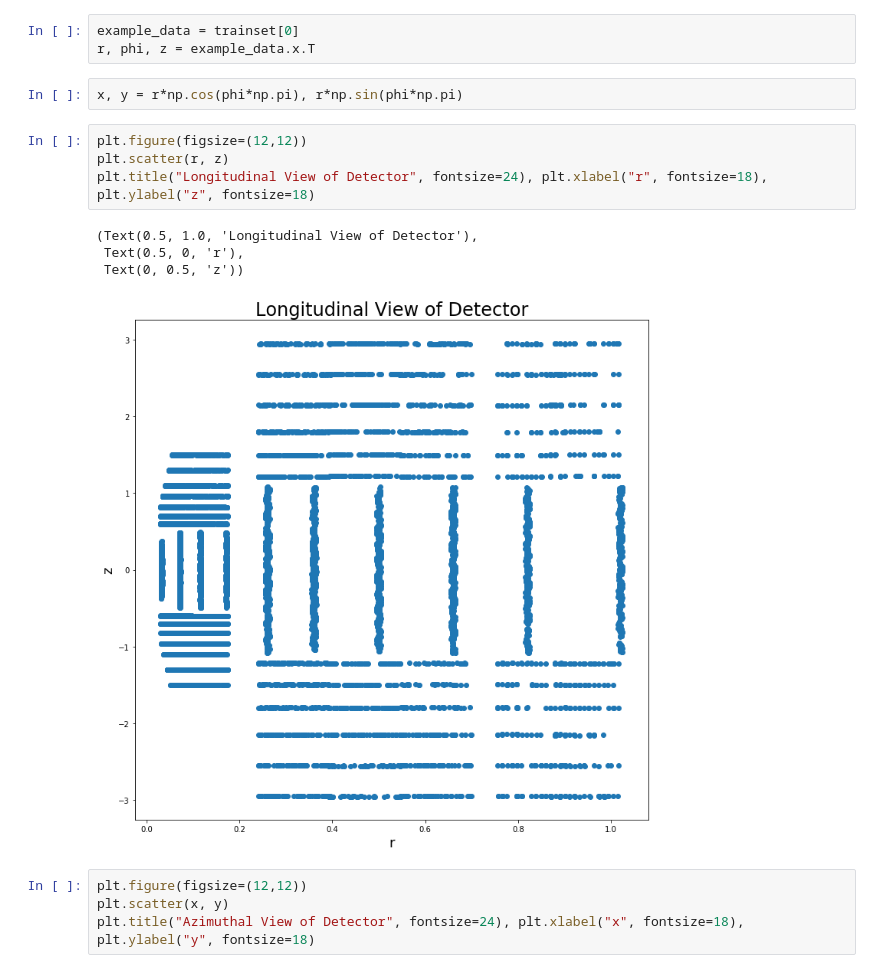
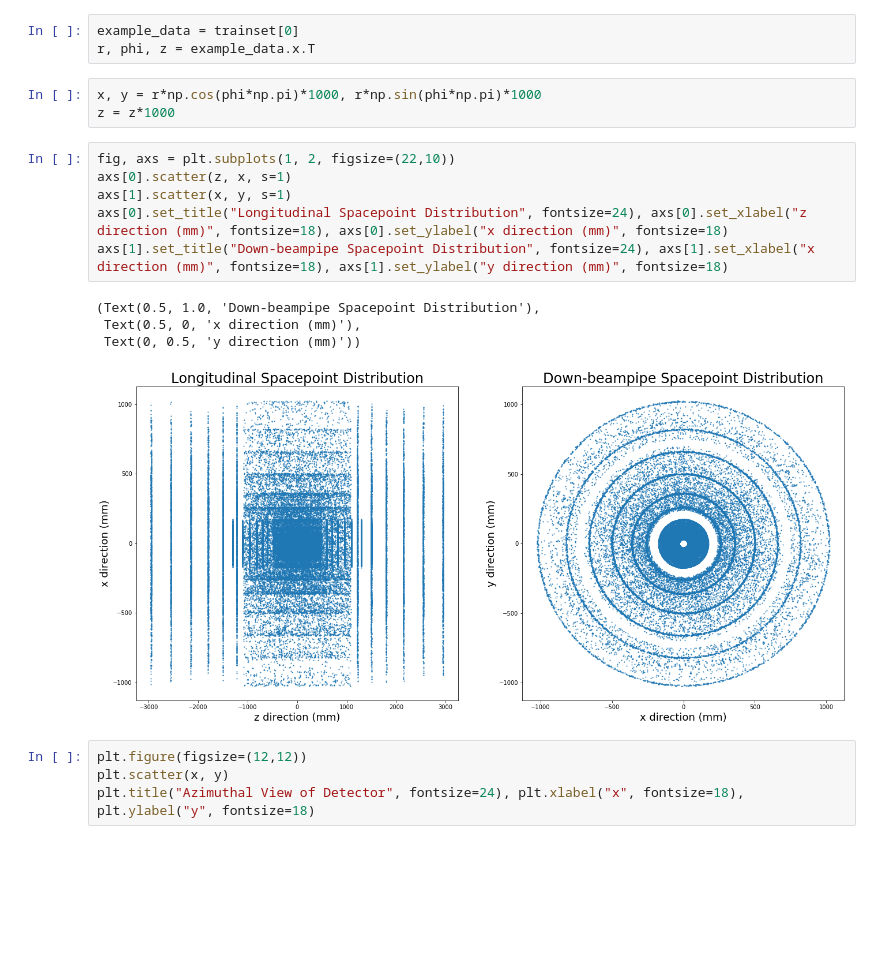
Before and after one commit to HSF-reco-and-software-triggers/Tracking-ML-Exa.TrkX, a Jupyter notebook: src/Pipelines/TrackML_Example/notebooks/Example_Embedding.ipynb, the cells around one changed output. Saved outputs shown, nothing was run; the diff lists cells and outputs as text; blank space fills up the shorter version.

```diff
--- a/src/Pipelines/TrackML_Example/notebooks/Example_Embedding.ipynb
+++ b/src/Pipelines/TrackML_Example/notebooks/Example_Embedding.ipynb
@@ -73,16 +60,19 @@ trainset = model.trainset
 example_data = trainset[0]
 r, phi, z = example_data.x.T
 # %%
-x, y = r*np.cos(phi*np.pi), r*np.sin(phi*np.pi)
+x, y = r*np.cos(phi*np.pi)*1000, r*np.sin(phi*np.pi)*1000
+z = z*1000
-# %%
-plt.figure(figsize=(12,12))
-plt.scatter(r, z)
-plt.title("Longitudinal View of Detector", fontsize=24), plt.xlabel("r", fontsize=18), plt.ylabel("z", fontsize=18)
-# %% [output]
-(Text(0.5, 1.0, 'Longitudinal View of Detector'),
- Text(0.5, 0, 'r'),
- Text(0, 0.5, 'z'))
-[figure, removed]
+# %%
+fig, axs = plt.subplots(1, 2, figsize=(22,10))
+axs[0].scatter(z, x, s=1)
+axs[1].scatter(x, y, s=1)
+axs[0].set_title("Longitudinal Spacepoint Distribution", fontsize=24), axs[0].set_xlabel("z direction (mm)", fontsize=18), axs[0].set_ylabel("x direction (mm)", fontsize=18)
+axs[1].set_title("Down-beampipe Spacepoint Distribution", fontsize=24), axs[1].set_xlabel("x direction (mm)", fontsize=18), axs[1].set_ylabel("y direction (mm)", fontsize=18)
+# %% [output]
+(Text(0.5, 1.0, 'Down-beampipe Spacepoint Distribution'),
+ Text(0.5, 0, 'x direction (mm)'),
+ Text(0, 0.5, 'y direction (mm)'))
+[figure, added]
 # %%
 plt.figure(figsize=(12,12))
 plt.scatter(x, y)
```
Also changed, not shown: parts of 1 cell of this notebook, 1 other file.
